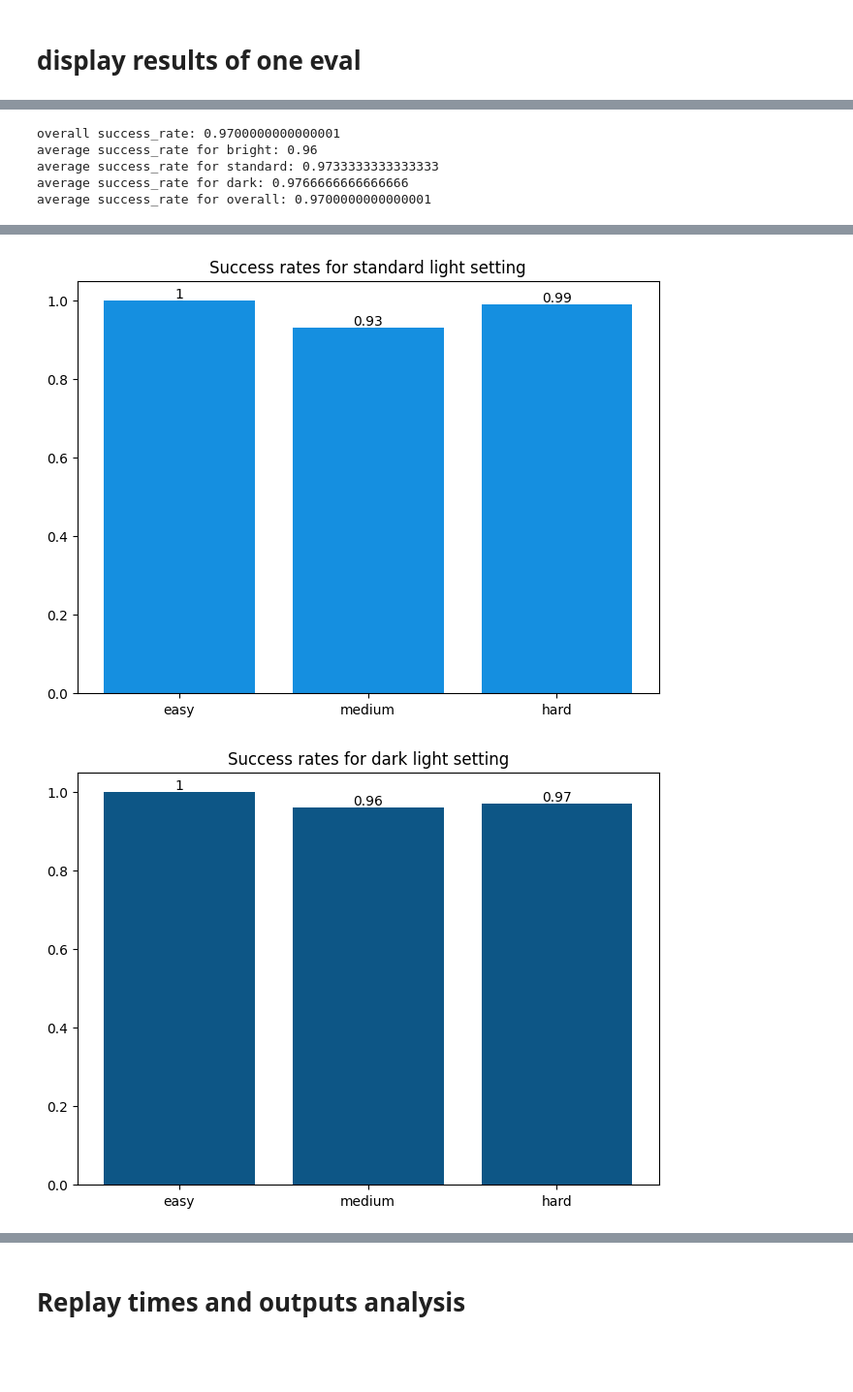
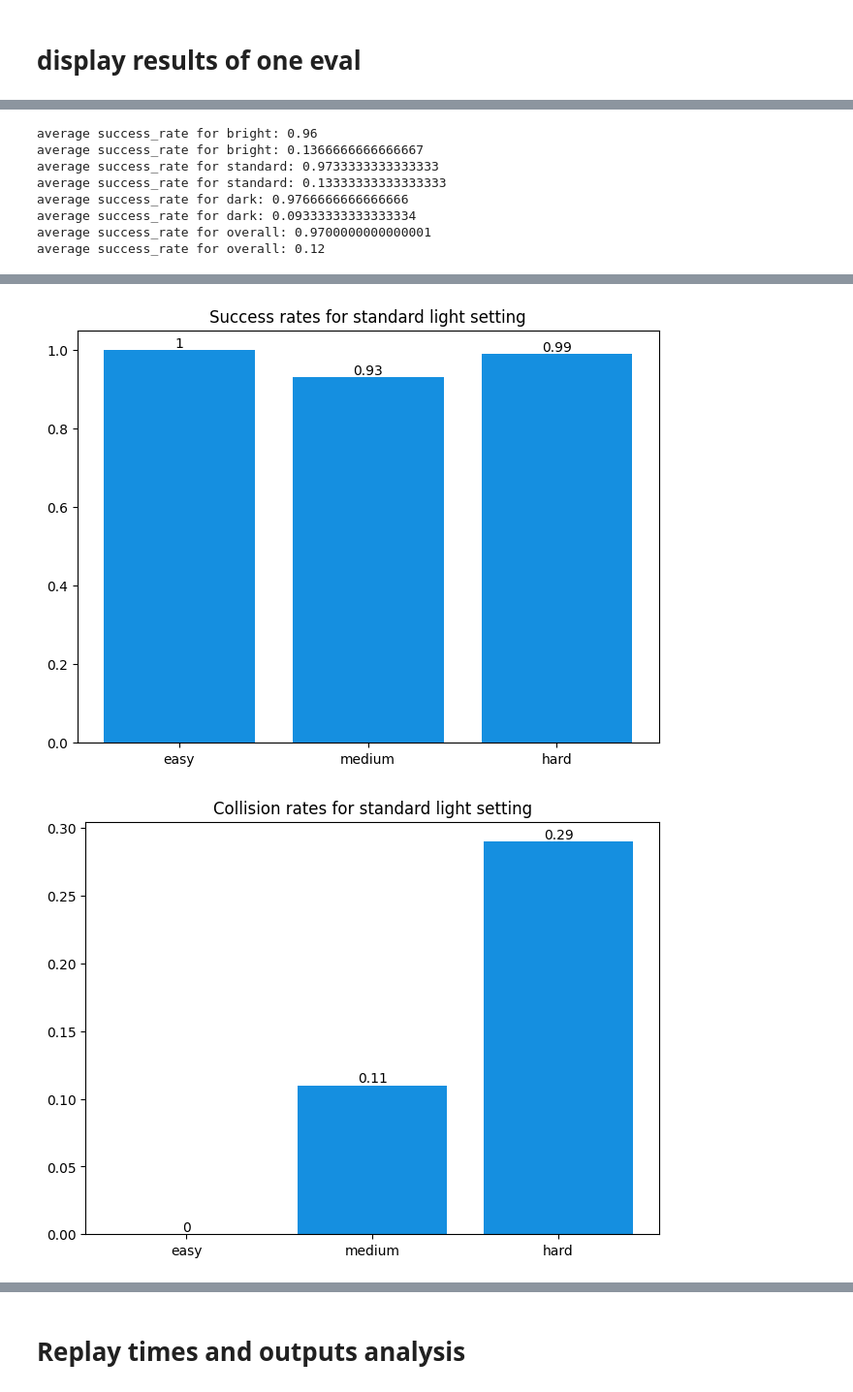
Before and after one commit to geschnee/carsim-rl-cnn, a Jupyter notebook: python/eval_and_replay_analysis.ipynb, the cells around one changed output, grey strips where cells are left out. Shown at 97% size. Cells and saved outputs as stored; diff of their text form; code cells hidden in the pictures; blank space fills up the shorter version.

Commit message:
update readmes and more results

```diff
--- a/python/eval_and_replay_analysis.ipynb
+++ b/python/eval_and_replay_analysis.ipynb
@@ -267,17 +374,19 @@ def light_setting_success_rates_bar_plot(target_dir, light_setting, title):
 # %%
 analyse_results_dir="success_trainedHardStandardDistanceRewardEval"
-
-all_success_rates_bar_plot(analyse_results_dir)
 
 light_settings = ["bright","standard","dark"]
 for ls in light_settings:
     light_setting_success_rates_bar_plot(analyse_results_dir, ls, f'Success rates for {ls} light setting')
-
+    light_setting_collision_rates_bar_plot(analyse_results_dir, ls, f'Collision rates for {ls} light setting')
 
 light_setting_success_rates_bar_plot(analyse_results_dir, "overall", f'Success rate average for all light settings')
+light_setting_collision_rates_bar_plot(analyse_results_dir, "overall", f'Collision rate average for all light settings')
 # %% [output]
-overall success_rate: 0.9700000000000001
 average success_rate for bright: 0.96
+average success_rate for bright: 0.1366666666666667
 average success_rate for standard: 0.9733333333333333
+average success_rate for standard: 0.13333333333333333
 average success_rate for dark: 0.9766666666666666
+average success_rate for dark: 0.09333333333333334
 average success_rate for overall: 0.9700000000000001
+average success_rate for overall: 0.12
@@ -286,2 +395,2 @@ average success_rate for overall: 0.9700000000000001
 [figure]
-[figure, old version]
+[figure, new version]
```
Also changed, not shown: parts of 5 cells of this notebook, 52 other files.
